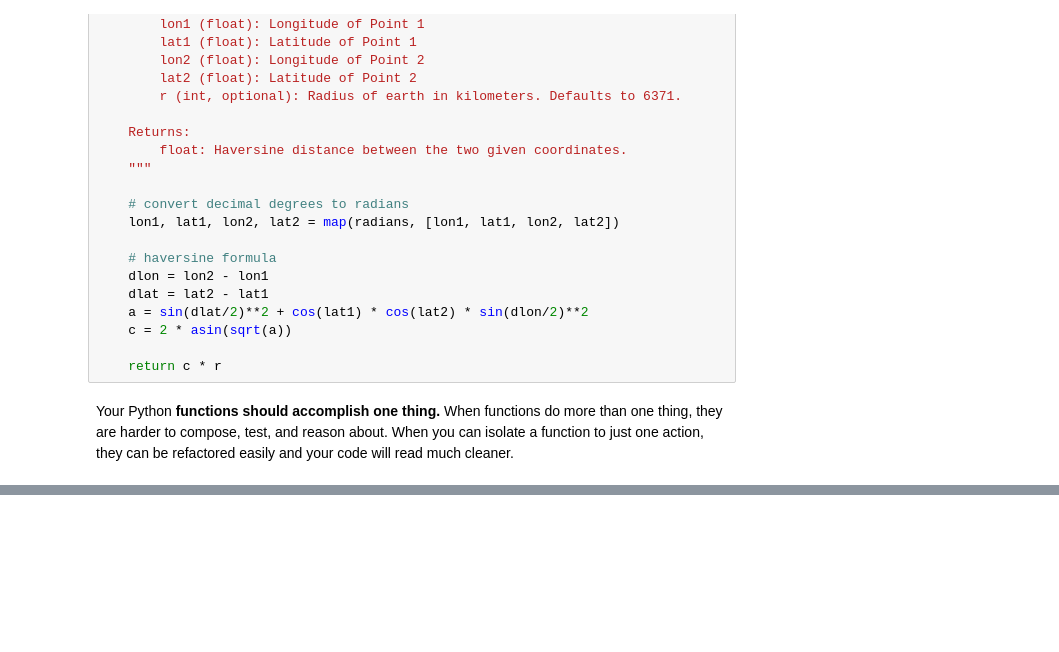
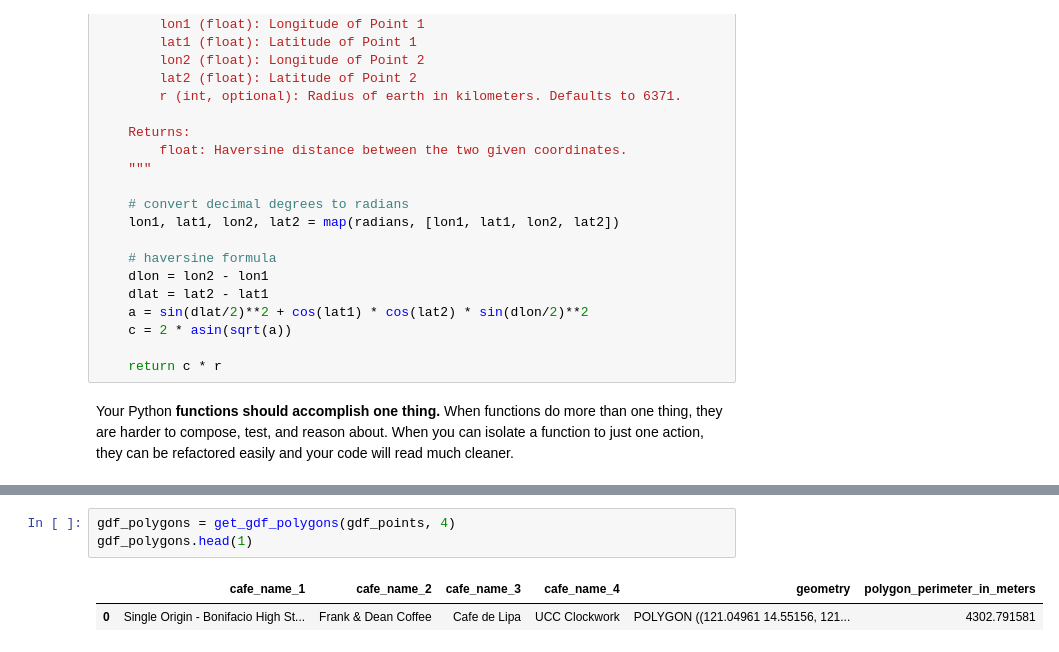
Before and after one commit to jpacilo/PythonWorkshop, a Jupyter notebook: Lecture.ipynb, the cells around one changed output, grey strips where cells are left out. Cells and saved outputs as stored; diff of their text form; blank space fills up the shorter version.

```diff
--- a/Lecture.ipynb
+++ b/Lecture.ipynb
@@ -147,0 +349,6 @@ print("hello")
+# %%
+gdf_polygons = get_gdf_polygons(gdf_points, 4)
+gdf_polygons.head(1)
+# %% [output]
+|  | cafe_name_1 | cafe_name_2 | cafe_name_3 | cafe_name_4 | geometry | polygon_perimeter_in_meters |
+| 0 | Single Origin - Bonifacio High St... | Frank & Dean Coffee | Cafe de Lipa | UCC Clockwork | POLYGON ((121.04961 14.55156, 121... | 4302.791581 |
```
Also changed, not shown: parts of 51 cells of this notebook.
